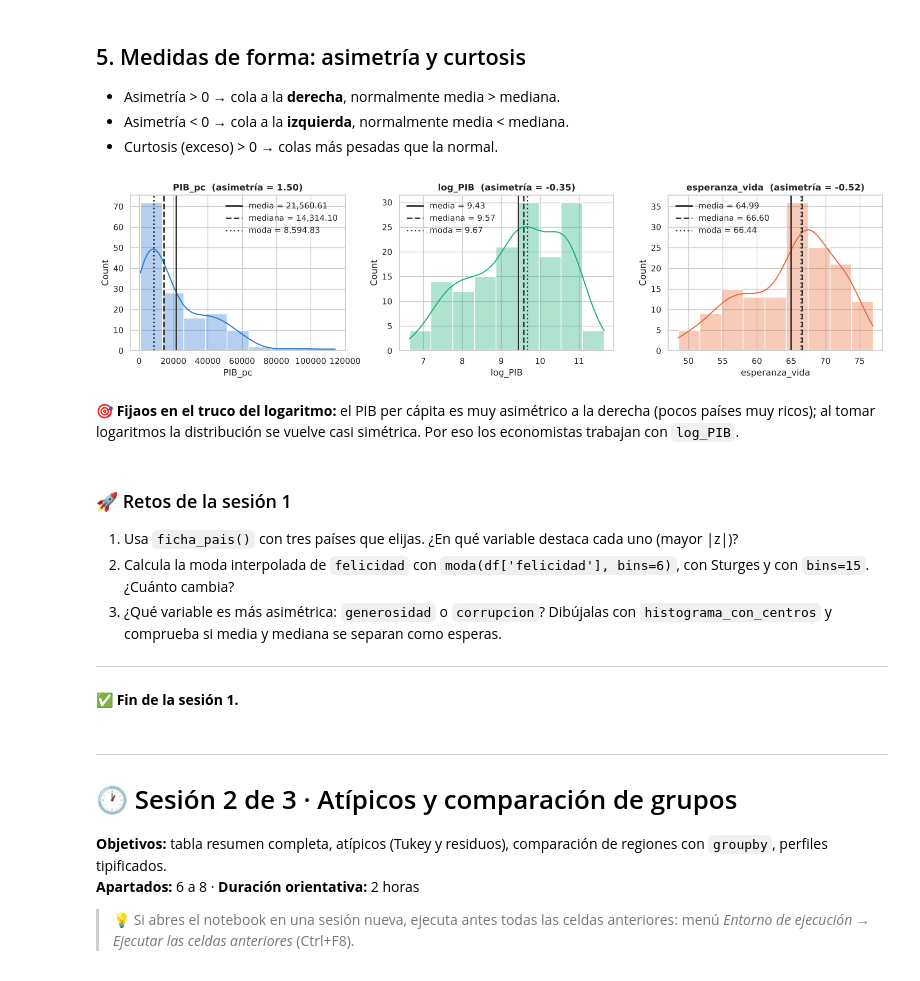
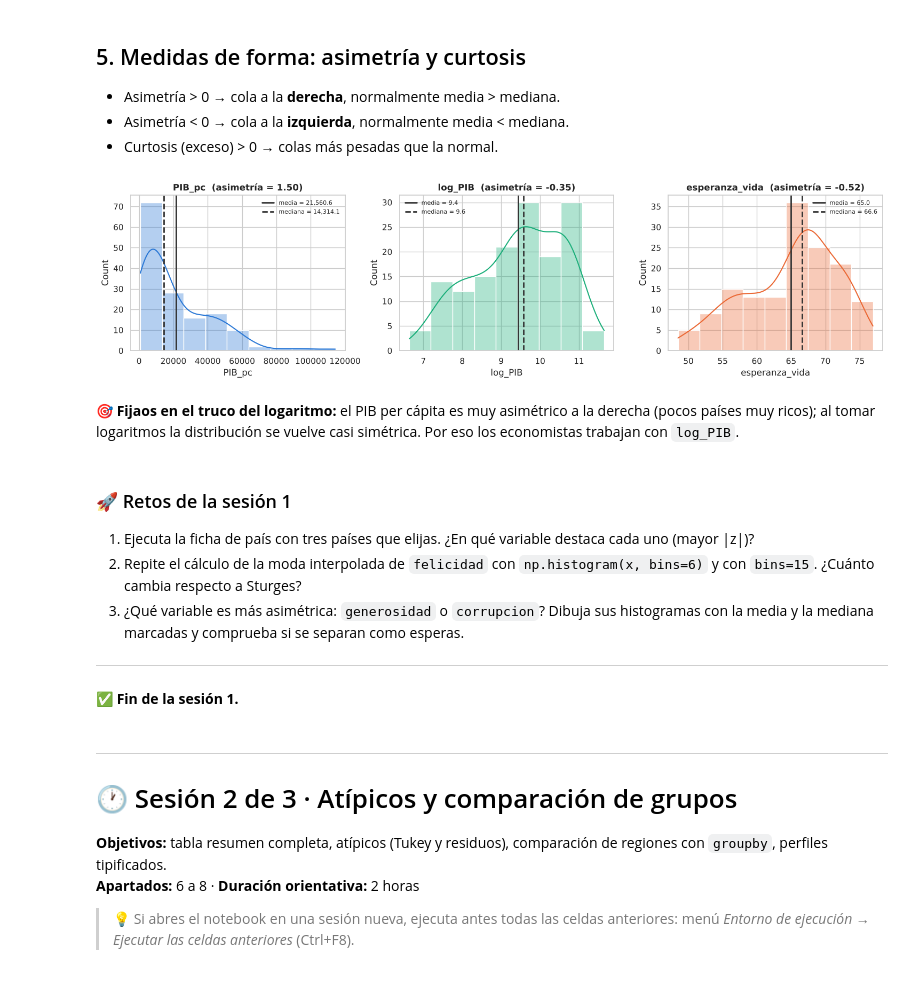
Before and after one commit to DANIFUZZY1975/estadistica-descriptiva-python, a Jupyter notebook: notebooks/02_felicidad_mundial.ipynb, the cells around one changed output. Drawn from its saved outputs; the diff is of its cells as text; code cells hidden in the pictures.

```diff
--- a/notebooks/02_felicidad_mundial.ipynb
+++ b/notebooks/02_felicidad_mundial.ipynb
@@ -211,7 +48,7 @@ def dibujar_regresiones(x, y, modelos, ax=None, n_puntos=3000, xlabel=None, ylab
 ## 1. Cargamos y miramos los datos
 Antes de calcular nada: **¿cuántas filas, qué columnas, de qué tipo, hay huecos?**
 # %%
-df = cargar("world-happiness-report-2021.csv")
+df = pd.read_csv(URL_DATOS + "world-happiness-report-2021.csv")
 print("Dimensiones:", df.shape)
 df.head()
 # %% [output]
@@ -386,14 +226,11 @@ Name: felicidad, dtype: float64
 $$ z = \frac{x - \bar x}{s} $$
 z indica **a cuántas desviaciones típicas** de la media está un país. Sirve para comparar variables con unidades distintas.
 # %%
-def ficha_pais(nombre):
-    fila = df.loc[df["pais"] == nombre].iloc[0]
-    tabla = []
-    for v in ["felicidad", "PIB_pc", "apoyo_social", "esperanza_vida", "libertad", "generosidad", "corrupcion"]:
-        z = (fila[v] - df[v].mean()) / df[v].std()
-        pct = stats.percentileofscore(df[v], fila[v])
-        tabla.append({"variable": v, "valor": fila[v], "z": z, "percentil": pct})
-    return pd.DataFrame(tabla).set_index("variable")
-
-ficha_pais("Spain")
+pais = "Spain"          # 👈 cambia el país: "Finland", "Mexico", "Japan"...
+fila = df[df["pais"] == pais].iloc[0]
+print(pais)
+for v in ["felicidad", "PIB_pc", "apoyo_social", "esperanza_vida", "libertad", "generosidad", "corrupcion"]:
+    z = (fila[v] - df[v].mean()) / df[v].std()
+    percentil = 100 * (df[v] <= fila[v]).mean()        # % de países con un valor menor o igual
+    print(f"{v:15s} valor = {fila[v]:10.3f}   z = {z:+.2f}   percentil = {percentil:5.1f}")
 # %% [output]
@@ -450,18 +286,21 @@ plt.show()
 # %%
 fig, axes = plt.subplots(1, 3, figsize=(15, 4))
 for ax, v, col in zip(axes, ["PIB_pc", "log_PIB", "esperanza_vida"], [AZUL, VERDE, NARANJA]):
-    histograma_con_centros(df[v], f"{v}  (asimetría = {df[v].skew():.2f})", ax=ax, color=col)
+    sns.histplot(df[v], bins="sturges", kde=True, color=col, alpha=0.35, ax=ax)
+    ax.axvline(df[v].mean(), color="#333333", ls="-", lw=2, label=f"media = {df[v].mean():,.1f}")
+    ax.axvline(df[v].median(), color="#333333", ls="--", lw=2, label=f"mediana = {df[v].median():,.1f}")
+    ax.set_title(f"{v}  (asimetría = {df[v].skew():.2f})"); ax.legend(frameon=False, fontsize=8)
 plt.tight_layout(); plt.show()
 # %% [output]
-[figure, old version]
+[figure, new version]
 # %% [markdown]
 🎯 **Fijaos en el truco del logaritmo:** el PIB per cápita es muy asimétrico a la derecha (pocos países muy ricos);
 al tomar logaritmos la distribución se vuelve casi simétrica. Por eso los economistas trabajan con `log_PIB`.
 # %% [markdown]
 ### 🚀 Retos de la sesión 1
-1. Usa `ficha_pais()` con tres países que elijas. ¿En qué variable destaca cada uno (mayor |z|)?
-2. Calcula la moda interpolada de `felicidad` con `moda(df['felicidad'], bins=6)`, con Sturges y con `bins=15`. ¿Cuánto cambia?
-3. ¿Qué variable es más asimétrica: `generosidad` o `corrupcion`? Dibújalas con `histograma_con_centros` y comprueba si media y mediana se separan como esperas.
+1. Ejecuta la ficha de país con tres países que elijas. ¿En qué variable destaca cada uno (mayor |z|)?
+2. Repite el cálculo de la moda interpolada de `felicidad` con `np.histogram(x, bins=6)` y con `bins=15`. ¿Cuánto cambia respecto a Sturges?
+3. ¿Qué variable es más asimétrica: `generosidad` o `corrupcion`? Dibuja sus histogramas con la media y la mediana marcadas y comprueba si se separan como esperas.
 
 ---
 ✅ **Fin de la sesión 1.**
```
Also changed, not shown: parts of 25 cells of this notebook, 8 other files.
